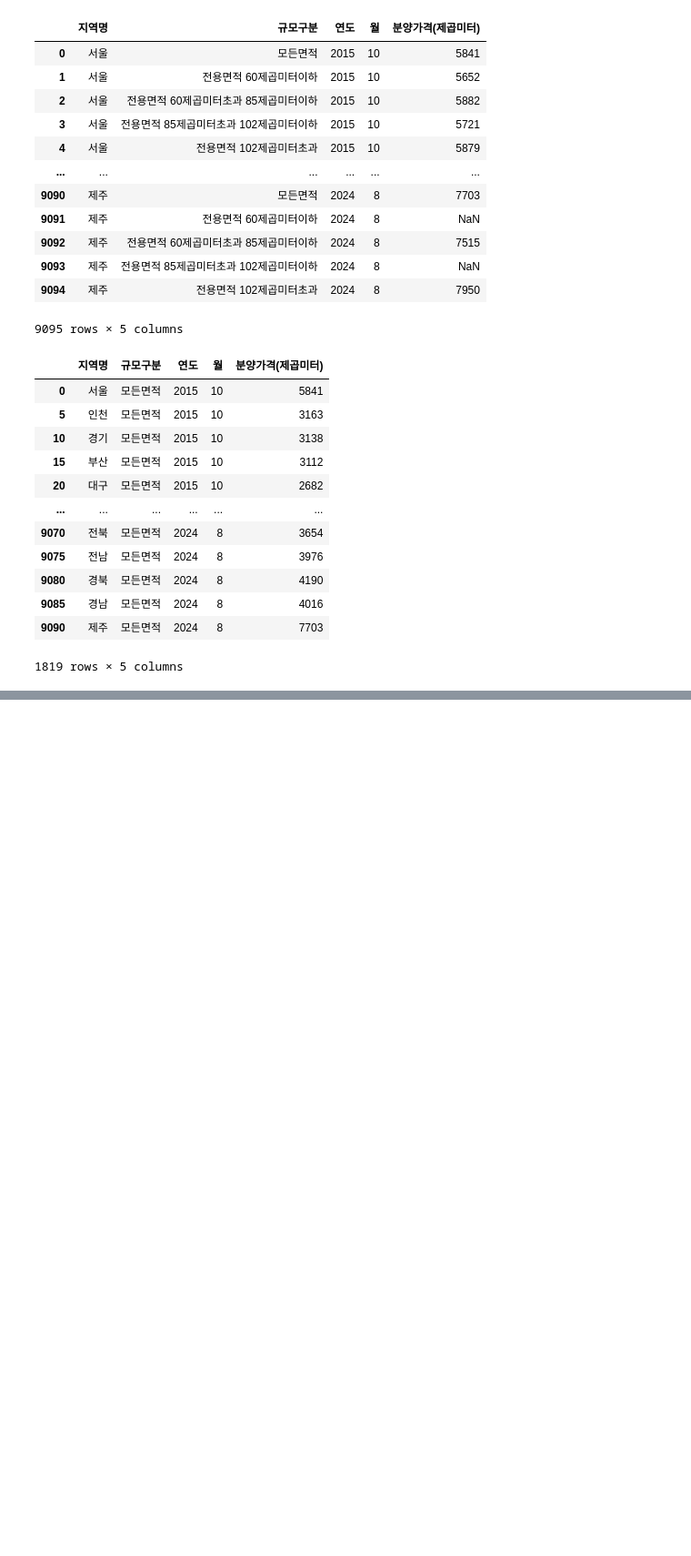
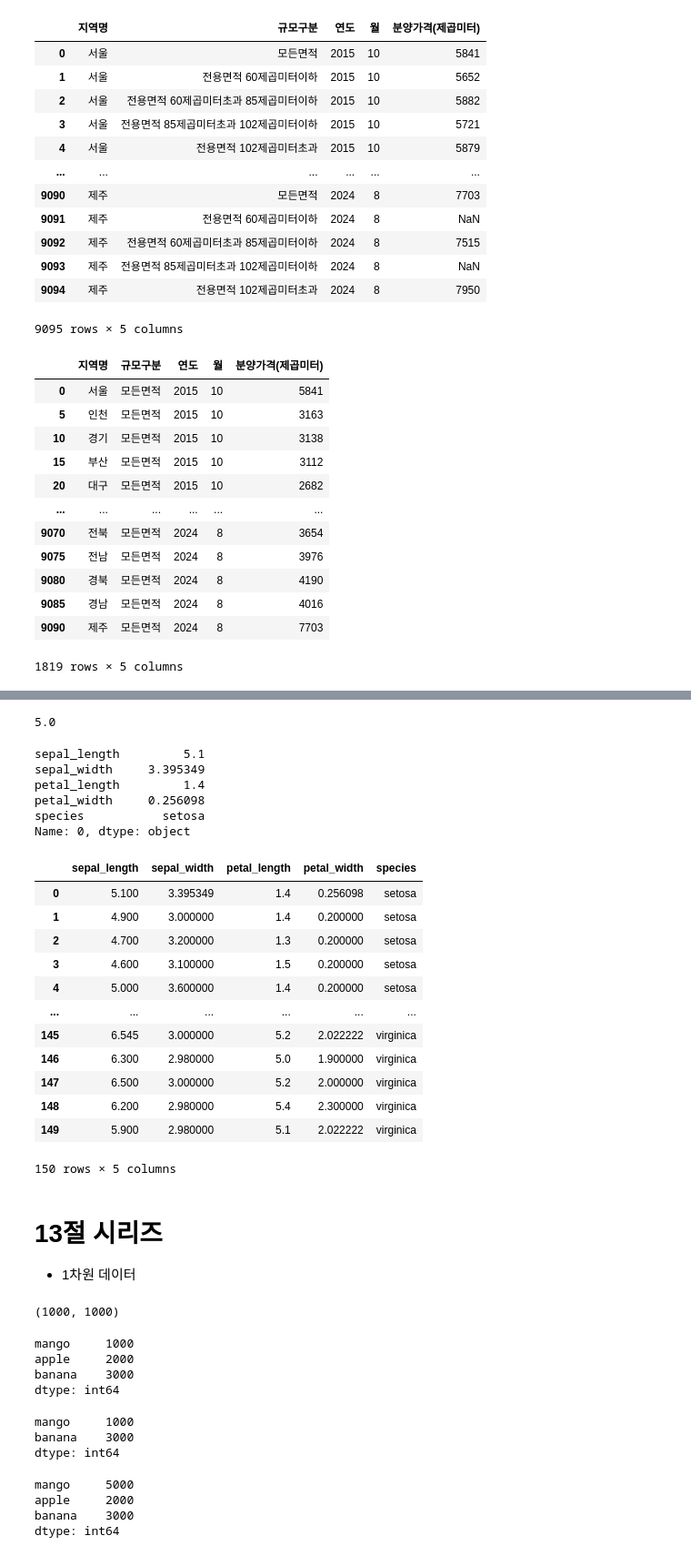
Before and after one commit to minota93/ai, a Jupyter notebook: source/01_python/ch11_데이터프레임과 시리즈(pandas) 9~13절.ipynb, the cells around one changed output, grey strips where cells are left out. Shown at 91% size. Drawn from its saved outputs; the diff is of its cells as text; code cells hidden in the pictures; blank space fills up the shorter version.

```diff
--- a/source/01_python/ch11_데이터프레임과 시리즈(pandas) 9~13절.ipynb
+++ b/source/01_python/ch11_데이터프레임과 시리즈(pandas) 9~13절.ipynb
@@ -726,0 +1061,6 @@ pd.concat([new_first,new_last]).reset_index(drop=True)
+# %%
+import seaborn as sns
+iris = sns.load_dataset('iris')
+for col in range(iris.shape[1]-1):
+    iris.iloc[[random.sample(range(150),20)],col]=np.nan
+iris.iloc[::50]
@@ -726,0 +1072,3 @@ pd.concat([new_first,new_last]).reset_index(drop=True)
+# %%
+iris_mean = iris.groupby('species').mean()
+iris_mean
@@ -726,0 +1081,4 @@ pd.concat([new_first,new_last]).reset_index(drop=True)
+# %%
+iris_mean.loc['setosa','sepal_length']
+# %% [output]
+5.0
@@ -726,0 +1087,63 @@ pd.concat([new_first,new_last]).reset_index(drop=True)
+# %%
+def fillna_grouped(series):
+    'series의 결측치를 대체한 후 series return'
+    pd.options.mode.copy_on_write = True
+#     series = series.copy()
+    for col, item in series.items():
+        if col!='species' and np.isnan(item): #결측치인지 여부
+            species=series['species']
+            series[col] = iris_mean.loc[species, col] # 종별,열별 평균값 대체
+    return series
+fillna_grouped(iris.iloc[0])
+# %% [output]
+sepal_length         5.1
+sepal_width     3.395349
+petal_length         1.4
+petal_width     0.256098
+species           setosa
+Name: 0, dtype: object
+# %%
+iris.apply(fillna_grouped,axis=1)
+# %% [output]
+|  | sepal_length | sepal_width | petal_length | petal_width | species |
+| 0 | 5.100 | 3.395349 | 1.4 | 0.256098 | setosa |
+| 1 | 4.900 | 3.000000 | 1.4 | 0.200000 | setosa |
+| 2 | 4.700 | 3.200000 | 1.3 | 0.200000 | setosa |
+| 3 | 4.600 | 3.100000 | 1.5 | 0.200000 | setosa |
+| 4 | 5.000 | 3.600000 | 1.4 | 0.200000 | setosa |
+| ... | ... | ... | ... | ... | ... |
+| 145 | 6.545 | 3.000000 | 5.2 | 2.022222 | virginica |
+| 146 | 6.300 | 2.980000 | 5.0 | 1.900000 | virginica |
+| 147 | 6.500 | 3.000000 | 5.2 | 2.000000 | virginica |
+| 148 | 6.200 | 2.980000 | 5.4 | 2.300000 | virginica |
+| 149 | 5.900 | 2.980000 | 5.1 | 2.022222 | virginica |
+150 rows × 5 columns
+# %% [markdown]
+# 13절 시리즈
+- 1차원 데이터
+# %%
+s=pd.Series([1000,2000,3000], index=['mango','apple','banana'])
+s['mango'], s.mango
+# %% [output]
+(1000, 1000)
+# %%
+s['mango':'banana'] # 슬라이싱
+# %% [output]
+mango     1000
+apple     2000
+banana    3000
+dtype: int64
+# %%
+s[['mango','banana']] # 인덱싱 배열
+# %% [output]
+mango     1000
+banana    3000
+dtype: int64
+# %%
+s['mango']=5000 # 데이터 수정
+s
+# %% [output]
+mango     5000
+apple     2000
+banana    3000
+dtype: int64
```
Also changed, not shown: parts of 74 cells of this notebook, 5 other files.
